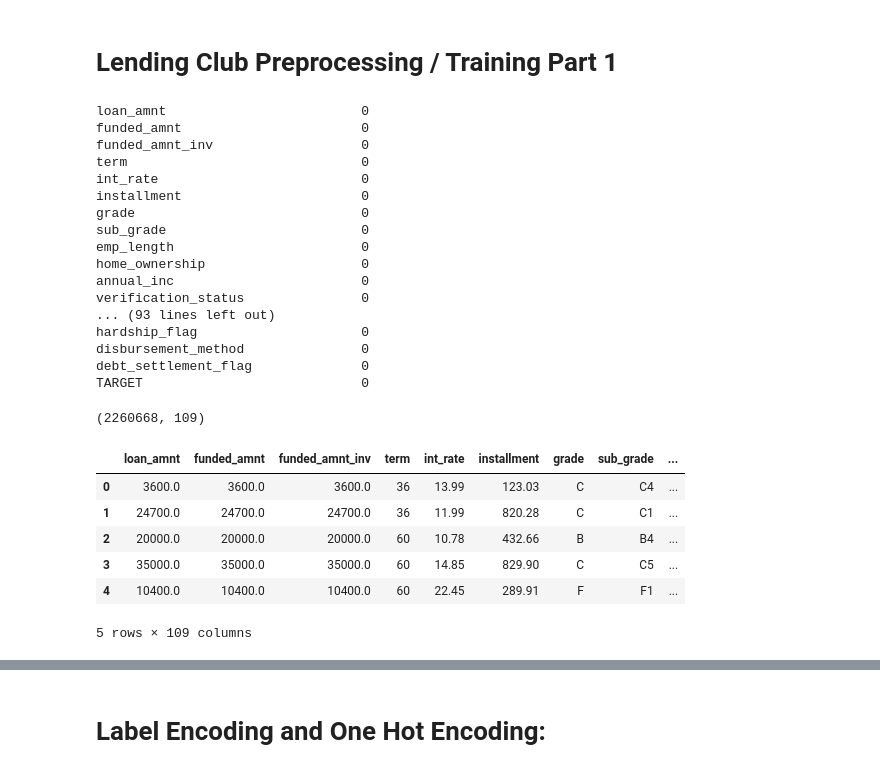
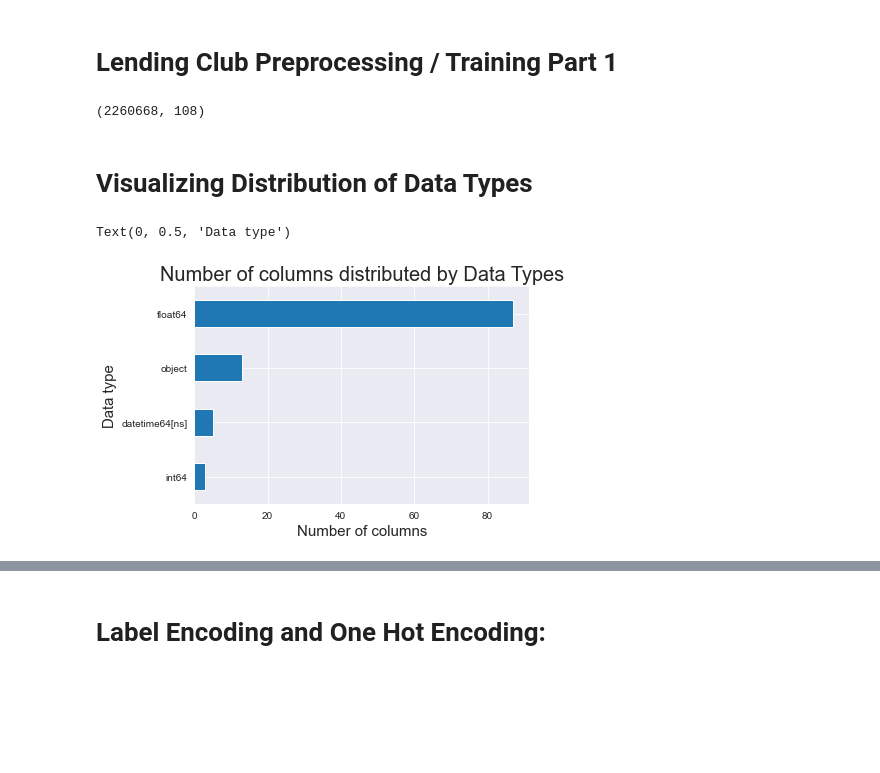
Before and after one commit to ycauthen/springboard, a Jupyter notebook: Capstone Project 2/lendingclub_preprocessing_training.ipynb, the cells around one changed output, grey strips where cells are left out. Saved outputs shown, nothing was run; the diff lists cells and outputs as text; code cells hidden in the pictures; blank space fills up the shorter version.

```diff
--- a/Capstone Project 2/lendingclub_preprocessing_training.ipynb
+++ b/Capstone Project 2/lendingclub_preprocessing_training.ipynb
@@ -7,38 +3,29 @@ import datetime
+# %%
+import numpy as np
+import pandas as pd
+import pickle
+import datetime
+
+import plotly.express as px
+import matplotlib.pyplot as plt
+import seaborn as sns
+sns.set_style('darkgrid')
+
+from sklearn import preprocessing
+from sklearn.model_selection import train_test_split
+from sklearn.preprocessing import StandardScaler
+from imblearn.over_sampling import RandomOverSampler, SMOTE
+
+from sklearn.linear_model import LogisticRegression
+
+from sklearn.metrics import confusion_matrix, classification_report
+
+import warnings
+warnings.filterwarnings(action = 'ignore')
 # %%
-with open('lending_club_missingbals_pick.pkl', 'rb') as pickle_file:
-    df = pickle.load(pickle_file)
+with open('lending_club_missingvals_pick.pkl', 'rb') as pickle_file:
+    data = pickle.load(pickle_file)
-# %%
-print(df.isnull().sum().to_string())
-# %% [output]
-loan_amnt                         0
-funded_amnt                       0
-funded_amnt_inv                   0
-term                              0
-int_rate                          0
-installment                       0
-grade                             0
-sub_grade                         0
-emp_length                        0
-home_ownership                    0
-annual_inc                        0
-verification_status               0
-... (93 lines left out)
-hardship_flag                     0
-disbursement_method               0
-debt_settlement_flag              0
-TARGET                            0
 # %%
-df.shape
+data.shape
 # %% [output]
-(2260668, 109)
+(2260668, 108)
-# %%
-df.head()
-#replaced 'months' in term column with ''
-# %% [output]
-|  | loan_amnt | funded_amnt | funded_amnt_inv | term | int_rate | installment | grade | sub_grade | ... |
-| 0 | 3600.0 | 3600.0 | 3600.0 | 36 | 13.99 | 123.03 | C | C4 | ... |
-| 1 | 24700.0 | 24700.0 | 24700.0 | 36 | 11.99 | 820.28 | C | C1 | ... |
-| 2 | 20000.0 | 20000.0 | 20000.0 | 60 | 10.78 | 432.66 | B | B4 | ... |
-| 3 | 35000.0 | 35000.0 | 35000.0 | 60 | 14.85 | 829.90 | C | C5 | ... |
-| 4 | 10400.0 | 10400.0 | 10400.0 | 60 | 22.45 | 289.91 | F | F1 | ... |
-5 rows × 109 columns
@@ -44,0 +36,10 @@ df.head()
+# %% [markdown]
+# Visualizing Distribution of Data Types
+# %%
+data.dtypes.value_counts().sort_values().plot(kind='barh')
+plt.title('Number of columns distributed by Data Types',fontsize=20)
+plt.xlabel('Number of columns',fontsize=15)
+plt.ylabel('Data type',fontsize=15)
+# %% [output]
+Text(0, 0.5, 'Data type')
+[figure, added]
```
Also changed, not shown: parts of 32 cells of this notebook.
